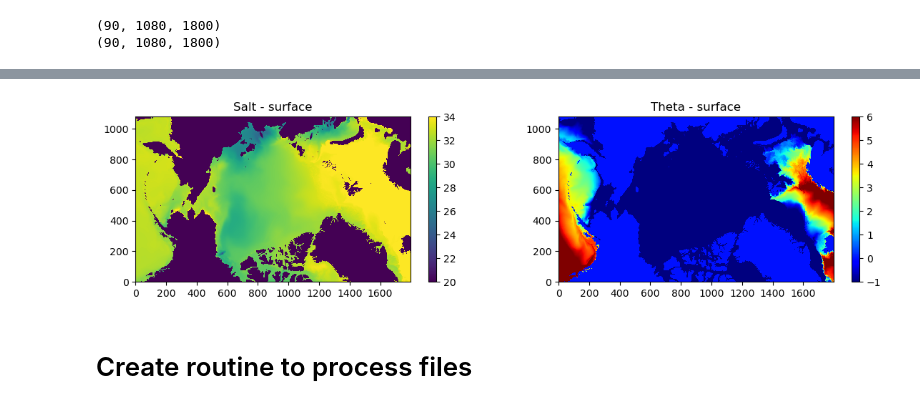
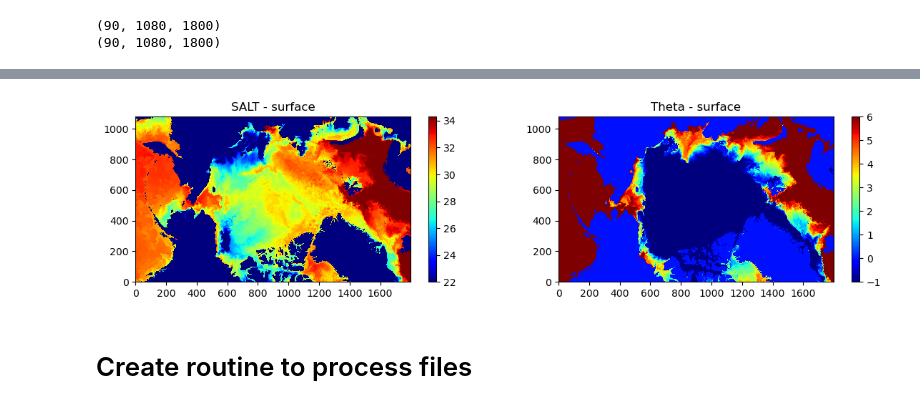
Before and after one commit to ifenty/SASSIE_downscale_ecco_v5, a Jupyter notebook: 04_exploratory plots.ipynb, the cells around one changed output, grey strips where cells are left out. Drawn from its saved outputs; the diff is of its cells as text; code cells hidden in the pictures.

Commit message:
edits to table and plotting granules

```diff
--- a/04_exploratory plots.ipynb
+++ b/04_exploratory plots.ipynb
@@ -459,7 +444,7 @@ plt.title("ETAN - HH v2");
 3464.58
 # %%
 sassie_1080_data_dir = Path('/Users/mzahn/data/SASSIE/SASSIE_examples/')
-ocean_3d_filename = 'ocean_state_3D_day_mean/ocean_state_3D_day_mean.0005790000/ocean_state_3D_day_mean.0005796720.data'
+ocean_3d_filename = 'ocean_state_3D_day_mean/ocean_state_3D_day_mean.0007547040.data'
 
 # nk=180 because there are two variables each with 90 vertical levels
 ocean3d_compact, ocean3d_time_level = load_sassie_N1_field(sassie_1080_data_dir, ocean_3d_filename, nk=180)
@@ -495,11 +528,11 @@ print(theta_faces_HH.shape)
 # %%
 fig, (ax1,ax2) = plt.subplots(1,2, figsize=[14,3])
-plot_sassie_HHv2_3D(salt_faces, depth_level=0, axs=ax1,cmap='viridis',vmin=20, vmax=34)
-plot_sassie_HHv2_3D(theta_faces, depth_level=0, axs=ax2,cmap='jet',vmin=-1, vmax=6)
-ax1.set_title("Salt - surface")
+plot_sassie_HHv2_3D(salt_faces, depth_level=3, axs=ax1,cmap='jet',vmin=22, vmax=34.3)
+plot_sassie_HHv2_3D(theta_faces, depth_level=3, axs=ax2,cmap='jet',vmin=-1, vmax=6)
+ax1.set_title("SALT - surface")
 ax2.set_title("Theta - surface");
 # %% [output]
-[figure, old version]
+[figure, new version]
 # %% [markdown]
 # Create routine to process files
 # %%
```
Also changed, not shown: parts of 6 cells of this notebook, 6 other files.
